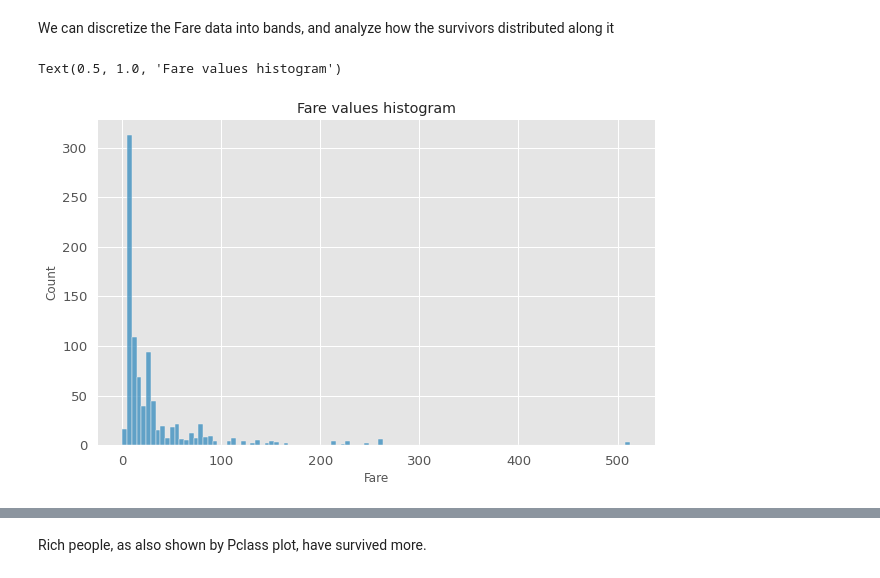
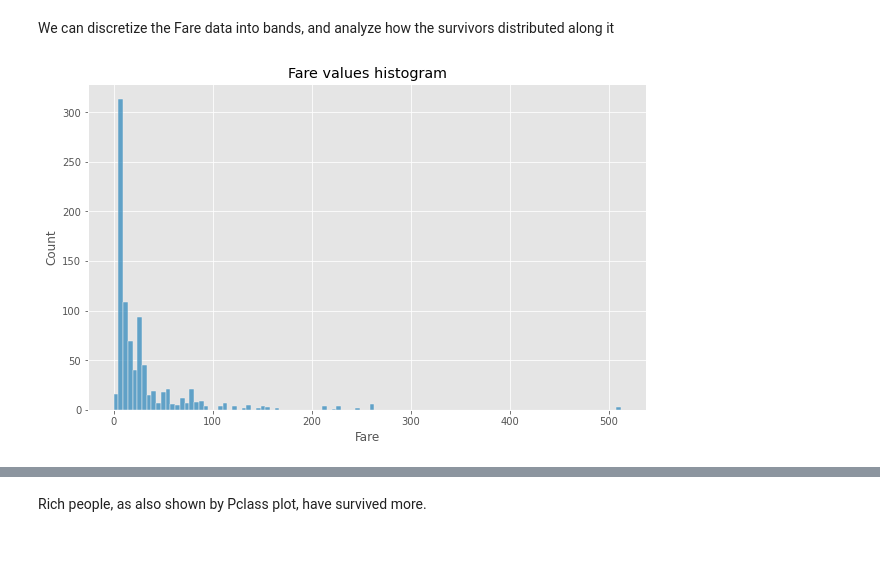
Before and after one commit to Schots/mlops_project, a Jupyter notebook: notebooks/00-maike-eda.ipynb, the cells around one changed output, grey strips where cells are left out. Saved outputs shown, nothing was run; the diff lists cells and outputs as text; code cells hidden in the pictures; blank space fills up the shorter version.

```diff
--- a/notebooks/00-maike-eda.ipynb
+++ b/notebooks/00-maike-eda.ipynb
@@ -193,10 +207,9 @@ We can discretize the Fare data into bands, and analyze how the survivors distri
 # %%
 
 g = sns.histplot(x=df['Fare'])
-g.set_title("Fare values histogram")
+_ = g.set_title("Fare values histogram")
 # %% [output]
-Text(0.5, 1.0, 'Fare values histogram')
-[figure, old version]
+[figure, new version]
 # %%
 pd.qcut(df['Fare'], 4, precision=2)
 # %% [output]
```
Also changed, not shown: parts of 15 cells of this notebook, 2 other files.
